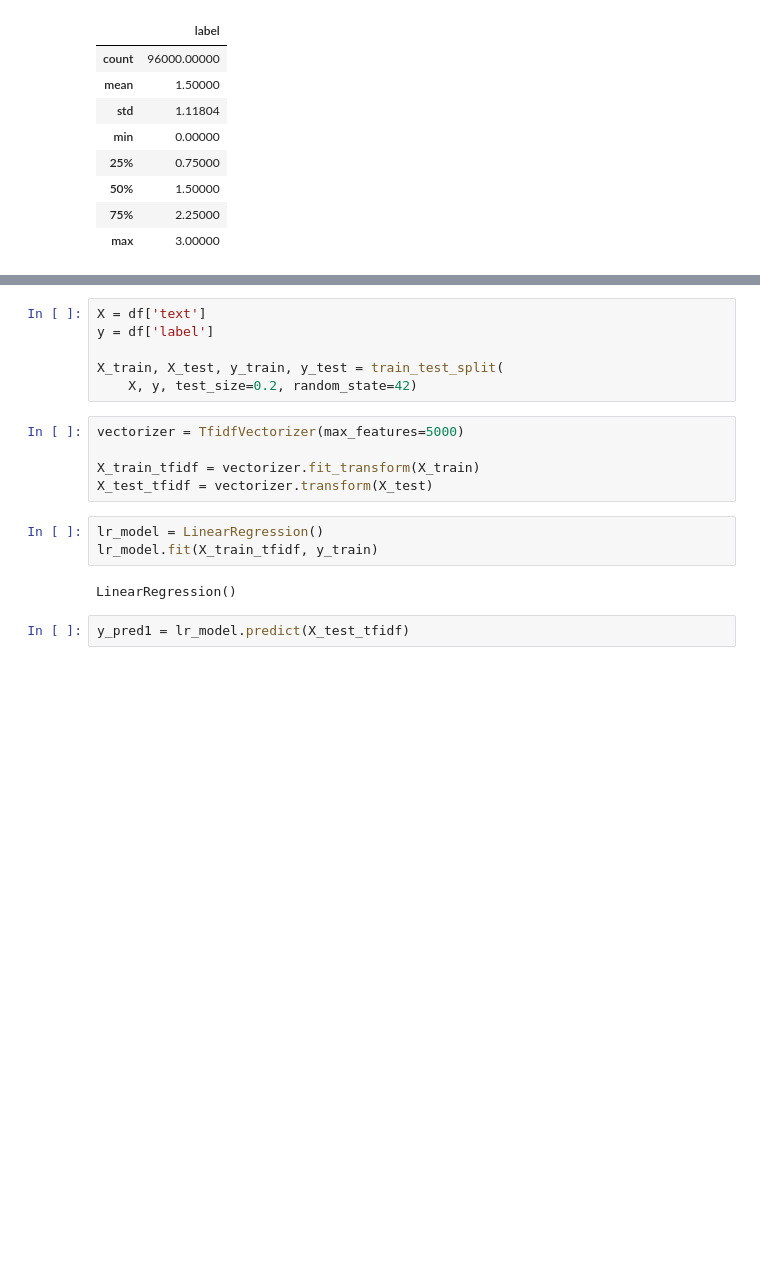
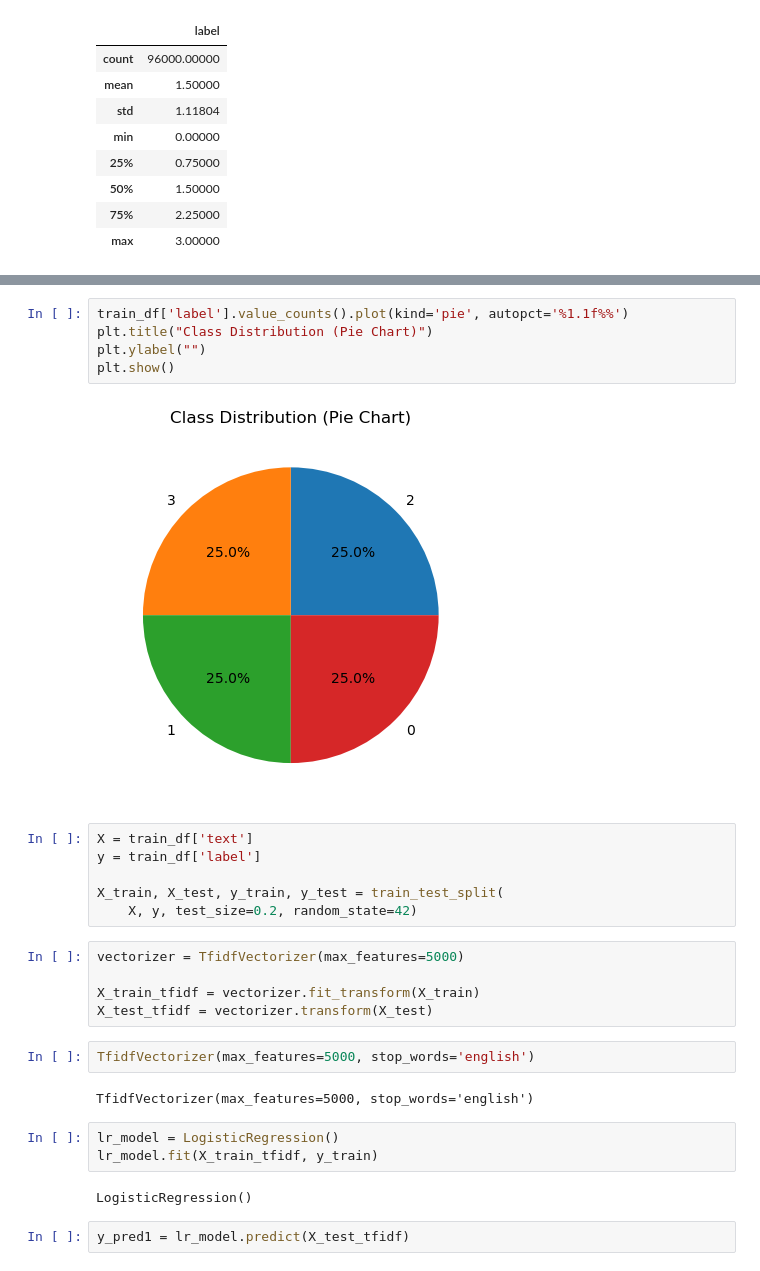
Before and after one commit to a-yushnab/News-Classification-using-ML, a Jupyter notebook: AyushnabPoudel_23048641.ipynb, the cells around one changed output, grey strips where cells are left out. Drawn from its saved outputs; the diff is of its cells as text; blank space fills up the shorter version.

```diff
--- a/AyushnabPoudel_23048641.ipynb
+++ b/AyushnabPoudel_23048641.ipynb
@@ -60,6 +87,13 @@ df = pd.concat([train_df, test_df], ignore_index=True)
+# %%
+train_df['label'].value_counts().plot(kind='pie', autopct='%1.1f%%')
+plt.title("Class Distribution (Pie Chart)")
+plt.ylabel("")
+plt.show()
+# %% [output]
+[figure, added]
 # %%
-X = df['text']
-y = df['label']
+X = train_df['text']
+y = train_df['label']
 
 X_train, X_test, y_train, y_test = train_test_split(
     X, y, test_size=0.2, random_state=42)
@@ -68,11 +102,15 @@ vectorizer = TfidfVectorizer(max_features=5000)
 
 X_train_tfidf = vectorizer.fit_transform(X_train)
 X_test_tfidf = vectorizer.transform(X_test)
+# %%
+TfidfVectorizer(max_features=5000, stop_words='english')
+# %% [output]
+TfidfVectorizer(max_features=5000, stop_words='english')
 # %%
-lr_model = LinearRegression()
+lr_model = LogisticRegression()
 lr_model.fit(X_train_tfidf, y_train)
 # %% [output]
-LinearRegression()
+LogisticRegression()
 # %%
 y_pred1 = lr_model.predict(X_test_tfidf)
 # %%
```
Also changed, not shown: parts of 22 cells of this notebook.
